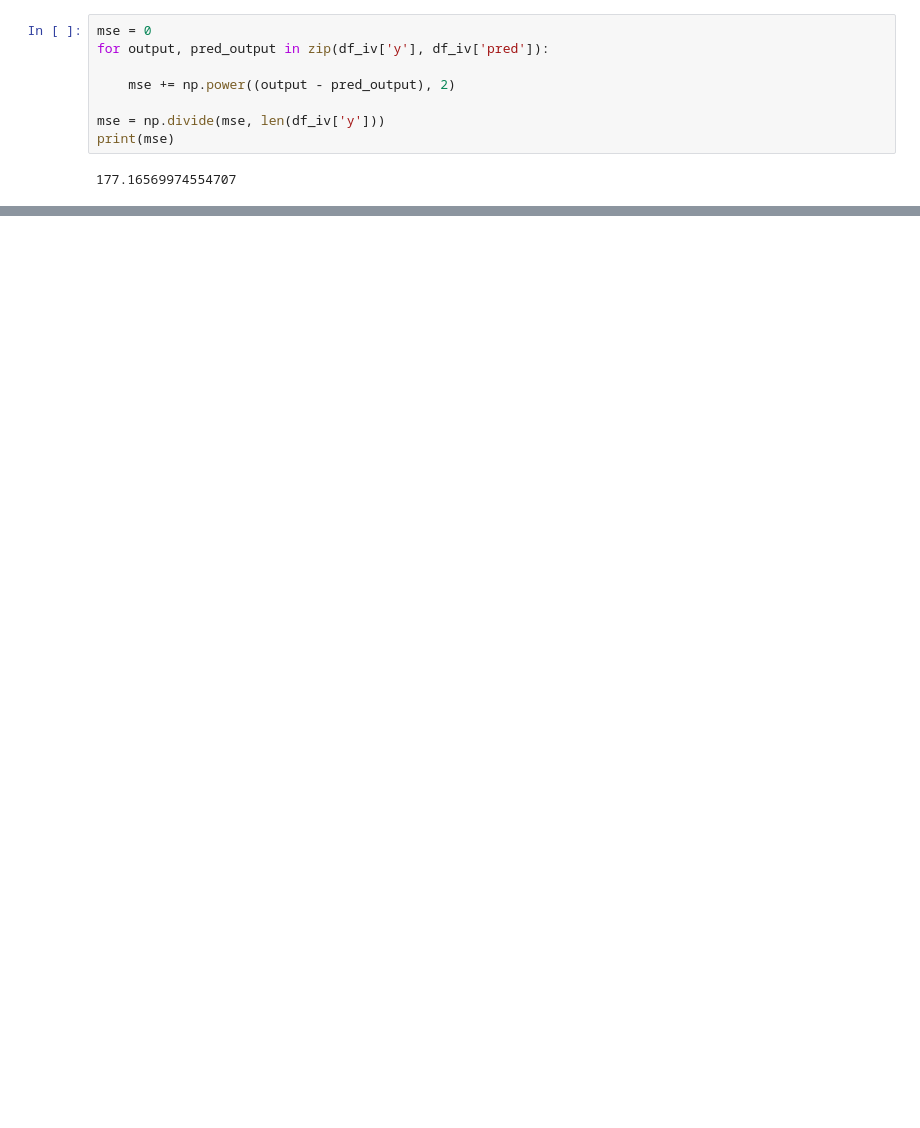
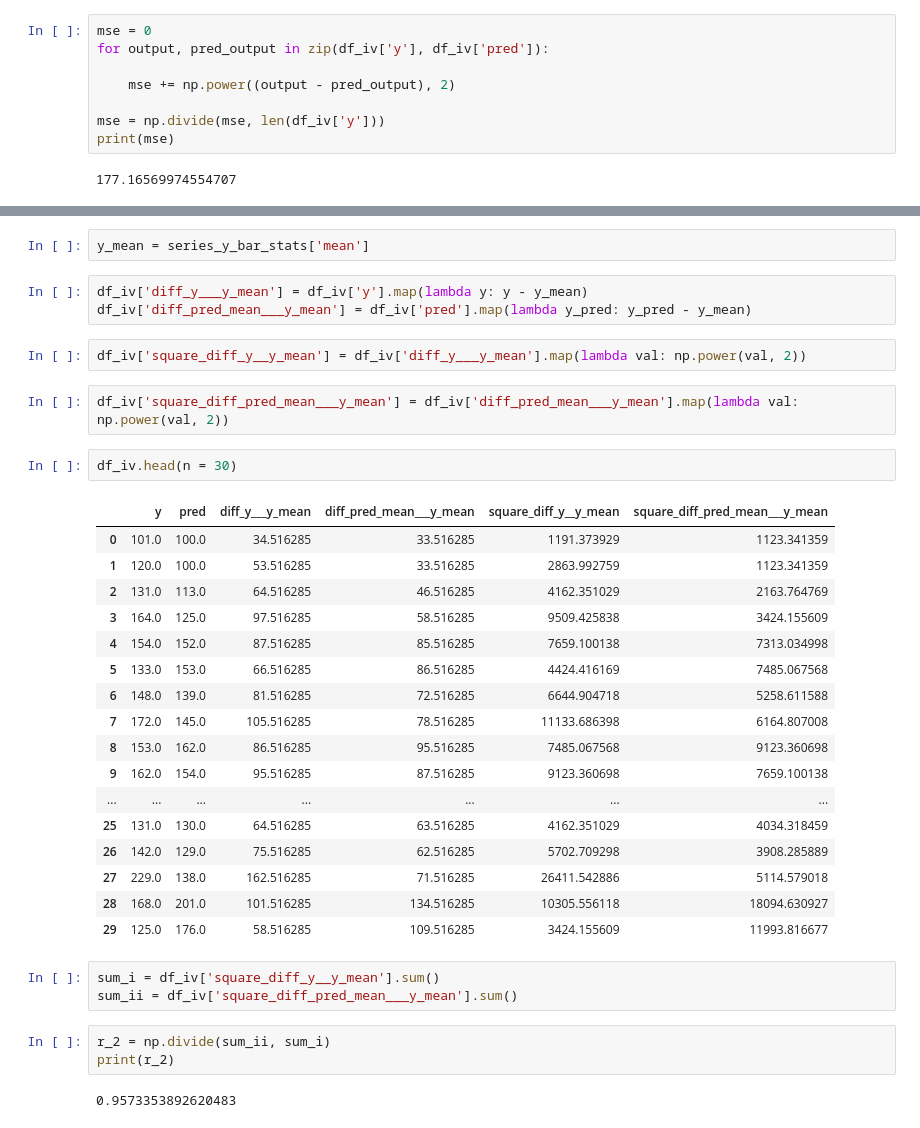
Before and after one commit to mistertandon/reactjs-021-class-lifecycle-methods-update, a Jupyter notebook: 5_Performance_metrics_Instructions.ipynb, the cells around one changed output, grey strips where cells are left out. Cells and saved outputs as stored; diff of their text form; blank space fills up the shorter version.

```diff
--- a/5_Performance_metrics_Instructions.ipynb
+++ b/5_Performance_metrics_Instructions.ipynb
@@ -462,0 +480,37 @@ print(mse)
+# %%
+y_mean = series_y_bar_stats['mean']
+# %%
+df_iv['diff_y___y_mean'] = df_iv['y'].map(lambda y: y - y_mean)
+df_iv['diff_pred_mean___y_mean'] = df_iv['pred'].map(lambda y_pred: y_pred - y_mean)
+# %%
+df_iv['square_diff_y__y_mean'] = df_iv['diff_y___y_mean'].map(lambda val: np.power(val, 2))
+# %%
+df_iv['square_diff_pred_mean___y_mean'] = df_iv['diff_pred_mean___y_mean'].map(lambda val: np.power(val, 2))
+# %%
+df_iv.head(n = 30)
+# %% [output]
+|  | y | pred | diff_y___y_mean | diff_pred_mean___y_mean | square_diff_y__y_mean | square_diff_pred_mean___y_mean |
+| 0 | 101.0 | 100.0 | 34.516285 | 33.516285 | 1191.373929 | 1123.341359 |
+| 1 | 120.0 | 100.0 | 53.516285 | 33.516285 | 2863.992759 | 1123.341359 |
+| 2 | 131.0 | 113.0 | 64.516285 | 46.516285 | 4162.351029 | 2163.764769 |
+| 3 | 164.0 | 125.0 | 97.516285 | 58.516285 | 9509.425838 | 3424.155609 |
+| 4 | 154.0 | 152.0 | 87.516285 | 85.516285 | 7659.100138 | 7313.034998 |
+| 5 | 133.0 | 153.0 | 66.516285 | 86.516285 | 4424.416169 | 7485.067568 |
+| 6 | 148.0 | 139.0 | 81.516285 | 72.516285 | 6644.904718 | 5258.611588 |
+| 7 | 172.0 | 145.0 | 105.516285 | 78.516285 | 11133.686398 | 6164.807008 |
+| 8 | 153.0 | 162.0 | 86.516285 | 95.516285 | 7485.067568 | 9123.360698 |
+| 9 | 162.0 | 154.0 | 95.516285 | 87.516285 | 9123.360698 | 7659.100138 |
+| ... | ... | ... | ... | ... | ... | ... |
+| 25 | 131.0 | 130.0 | 64.516285 | 63.516285 | 4162.351029 | 4034.318459 |
+| 26 | 142.0 | 129.0 | 75.516285 | 62.516285 | 5702.709298 | 3908.285889 |
+| 27 | 229.0 | 138.0 | 162.516285 | 71.516285 | 26411.542886 | 5114.579018 |
+| 28 | 168.0 | 201.0 | 101.516285 | 134.516285 | 10305.556118 | 18094.630927 |
+| 29 | 125.0 | 176.0 | 58.516285 | 109.516285 | 3424.155609 | 11993.816677 |
+# %%
+sum_i = df_iv['square_diff_y__y_mean'].sum()
+sum_ii = df_iv['square_diff_pred_mean___y_mean'].sum()
+# %%
+r_2 = np.divide(sum_ii, sum_i)
+print(r_2)
+# %% [output]
+0.9573353892620483
```
Also changed, not shown: parts of 4 cells of this notebook.
